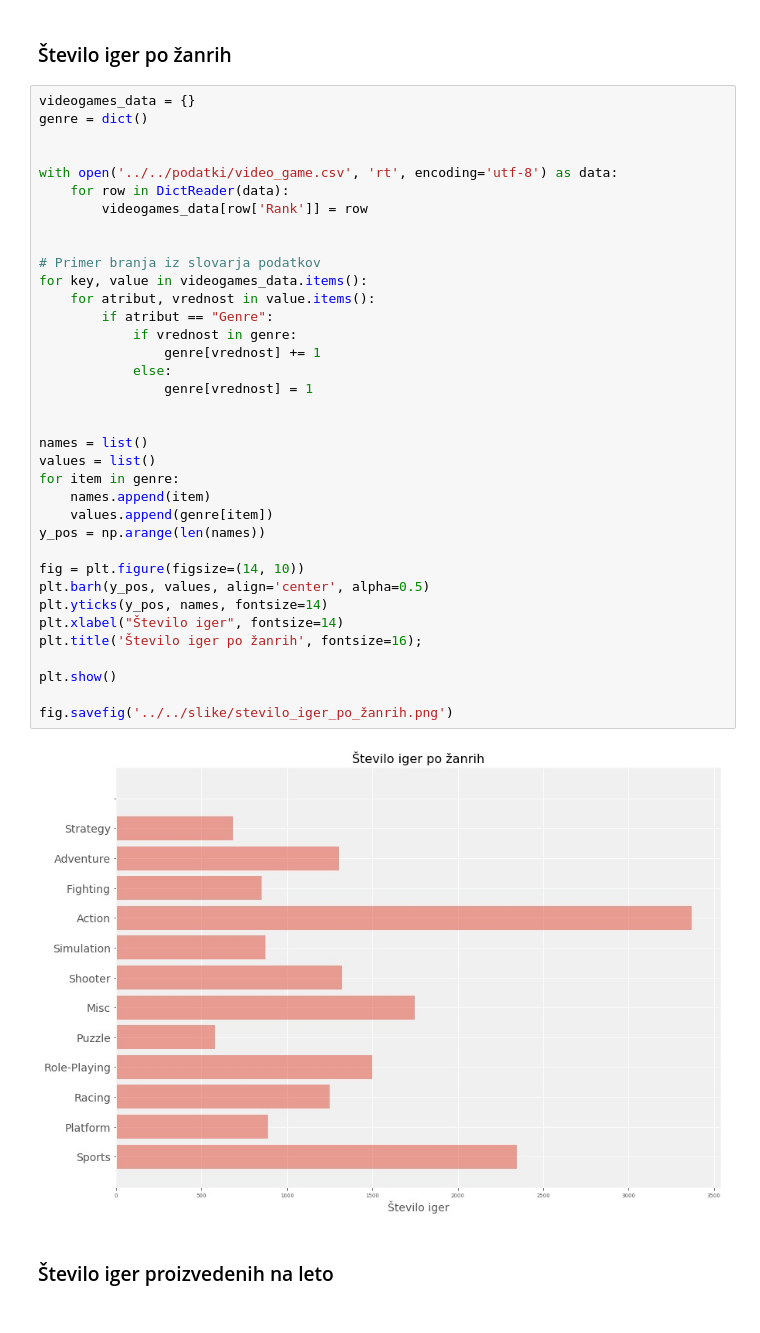
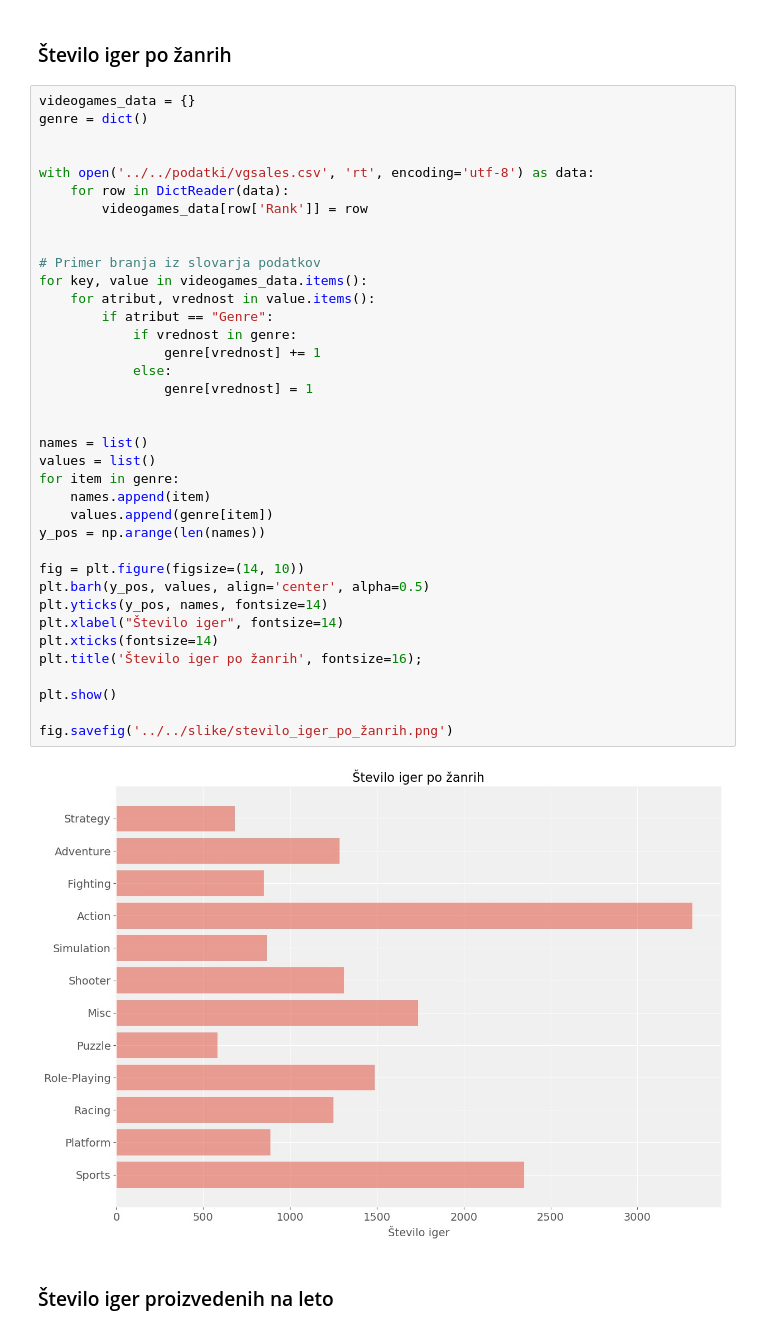
Before and after one commit to mh-developer/PR19MHATMF, a Jupyter notebook: src/skripte-matej/analiza.ipynb, the cells around one changed output. Drawn from its saved outputs; the diff is of its cells as text.

Commit message:
Added 2 new graphs and awnsered 3 questions

```diff
--- a/src/skripte-matej/analiza.ipynb
+++ b/src/skripte-matej/analiza.ipynb
@@ -23,39 +23,40 @@ videogames_data = {}
 genre = dict()
 
 
-with open('../../podatki/video_game.csv', 'rt', encoding='utf-8') as data:
+with open('../../podatki/vgsales.csv', 'rt', encoding='utf-8') as data:
     for row in DictReader(data):
         videogames_data[row['Rank']] = row
 
 
 # Primer branja iz slovarja podatkov
 for key, value in videogames_data.items():
     for atribut, vrednost in value.items():
         if atribut == "Genre":
             if vrednost in genre:
                 genre[vrednost] += 1
             else:
                 genre[vrednost] = 1
 
 
 names = list()
 values = list()
 for item in genre:
     names.append(item)
     values.append(genre[item])
 y_pos = np.arange(len(names))
 
 fig = plt.figure(figsize=(14, 10))
 plt.barh(y_pos, values, align='center', alpha=0.5)
 plt.yticks(y_pos, names, fontsize=14)
 plt.xlabel("Število iger", fontsize=14)
+plt.xticks(fontsize=14)
 plt.title('Število iger po žanrih', fontsize=16);
 
 plt.show()
 
 fig.savefig('../../slike/stevilo_iger_po_žanrih.png')
 # %% [output]
-[figure, old version]
+[figure, new version]
 # %% [markdown]
 ### Število iger proizvedenih na leto
 # %%
```
Also changed, not shown: parts of 5 cells of this notebook, 13 other files.
